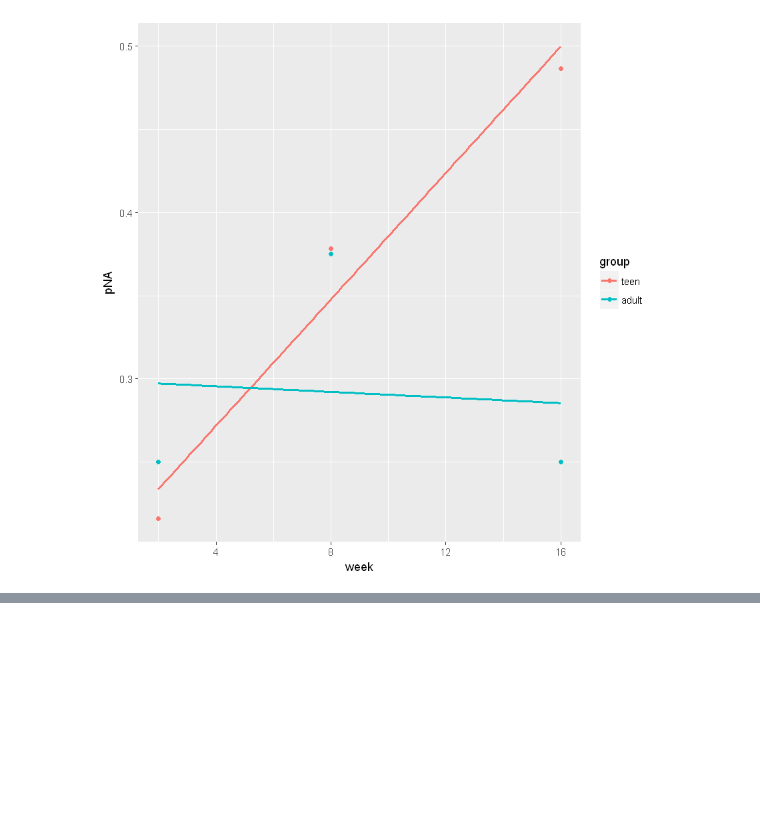
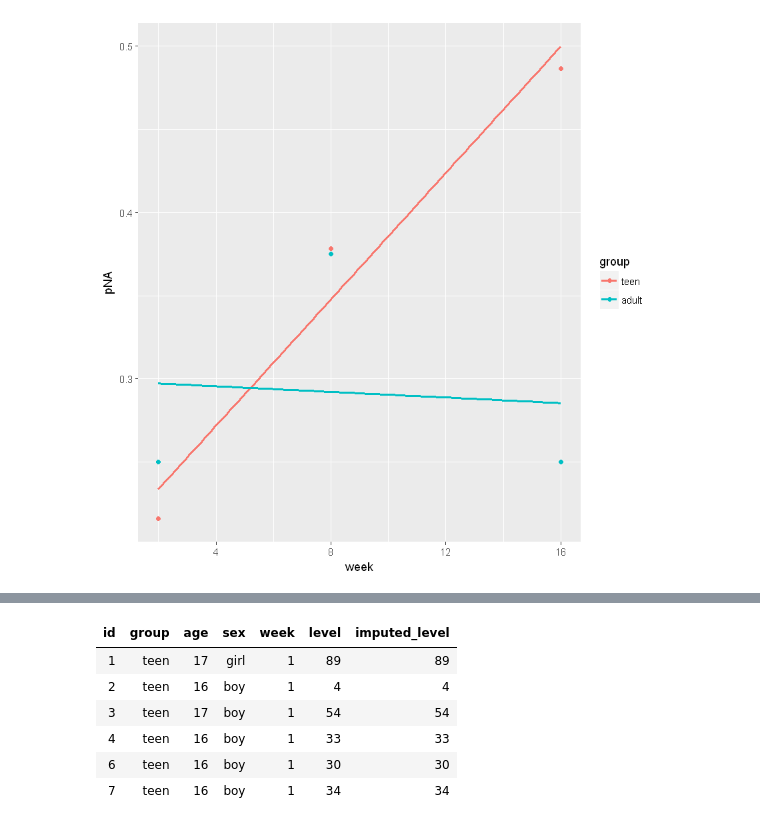
Before and after one commit to notblank/AA-leche-humana, a Jupyter notebook: Multilevel models and Imputations.ipynb, the cells around one changed output, grey strips where cells are left out. Drawn from its saved outputs; the diff is of its cells as text; code cells hidden in the pictures; blank space fills up the shorter version.

```diff
--- a/Multilevel models and Imputations.ipynb
+++ b/Multilevel models and Imputations.ipynb
@@ -269,0 +370,13 @@ AAdf %>% filter(is.na(GLUMature2m))
+# %%
+imputed_level <- ifelse(is.na(AAdfLong$level), pred_lm3, AAdfLong$level)
+# %%
+AAdfLong_imputed <- AAdfLong %>% mutate(imputed_level = imputed_level)
+head(AAdfLong_imputed)
+# %% [output]
+| id | group | age | sex | week | level | imputed_level |
+| 1 | teen | 17 | girl | 1 | 89 | 89 |
+| 2 | teen | 16 | boy | 1 | 4 | 4 |
+| 3 | teen | 17 | boy | 1 | 54 | 54 |
+| 4 | teen | 16 | boy | 1 | 33 | 33 |
+| 6 | teen | 16 | boy | 1 | 30 | 30 |
+| 7 | teen | 16 | boy | 1 | 34 | 34 |
```
Also changed, not shown: parts of 15 cells of this notebook, 2 other files.
